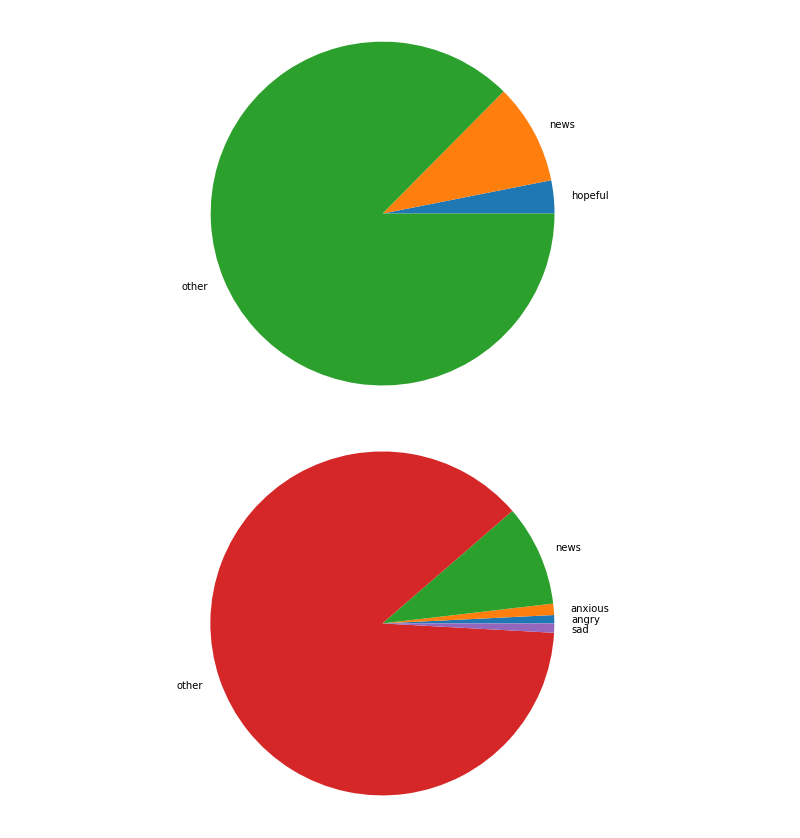
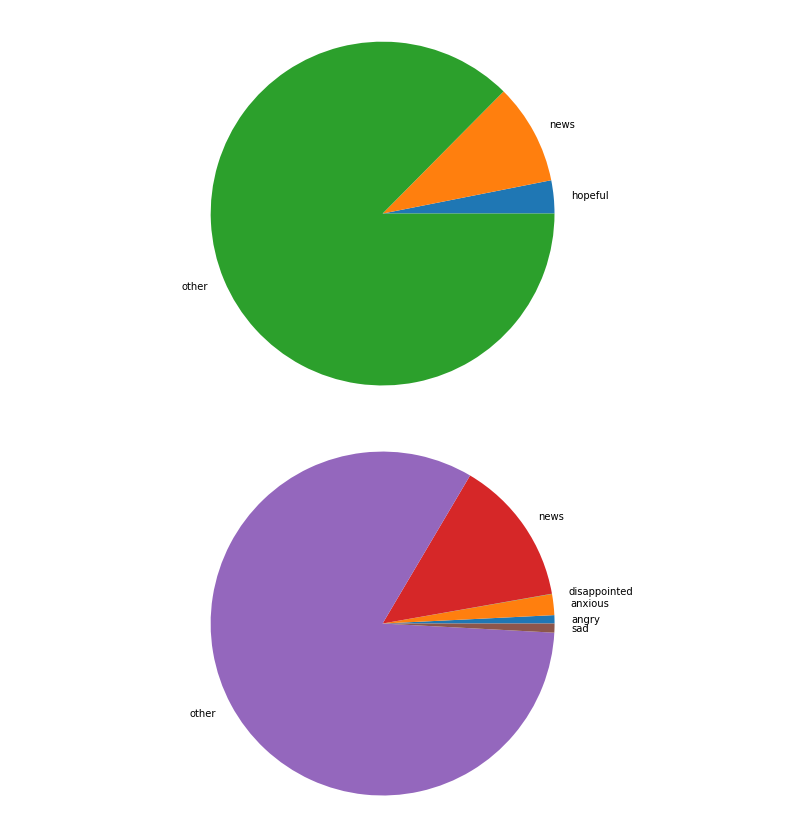
Before and after one commit to aliharakeh/M2-Project, a Jupyter notebook: Project_Final_Scripts/sentiment/people_emotions.ipynb, the cells around one changed output. Drawn from its saved outputs; the diff is of its cells as text; code cells hidden in the pictures.

```diff
--- a/Project_Final_Scripts/sentiment/people_emotions.ipynb
+++ b/Project_Final_Scripts/sentiment/people_emotions.ipynb
@@ -101,7 +101,7 @@ pie_plot(data)
 # %% [output]
 [figure]
 # %%
-data = get_context(df[ (df.sentiment_label2 == 'POSITIVE') & (df.emotion_category != 'positive') ])
-pie_plot(data)
+neg_data = get_context(df[ (df.sentiment_label2 == 'NEGATIVE') & (df.emotion_category != 'positive') ])
+pie_plot(neg_data)
 # %% [output]
-[figure, old version]
+[figure, new version]
```
Also changed, not shown: parts of 1 cell of this notebook, 2 other files.
